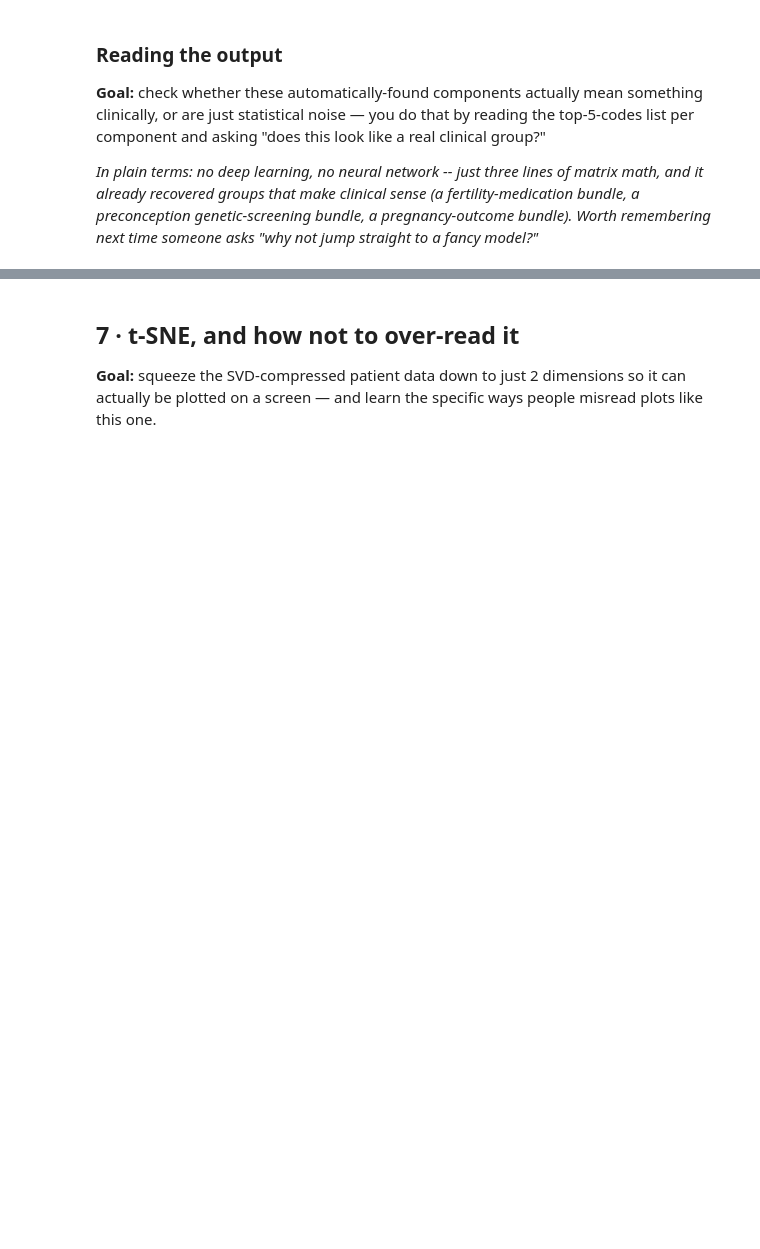
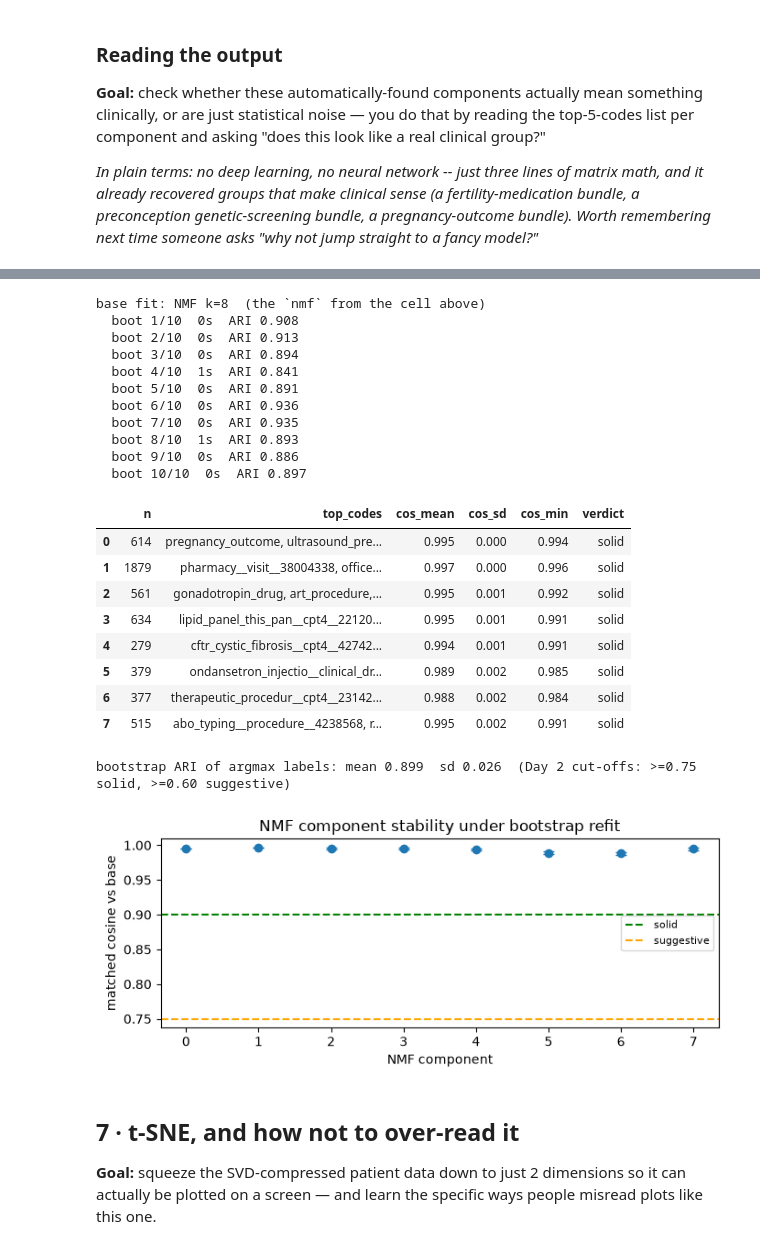
Before and after one commit to ecorrea-ethos/patterns_motifs_discovery, a Jupyter notebook: nb/repr_learn_letrozole/Day1_Extract_and_Representation.ipynb, the cells around one changed output, grey strips where cells are left out. Saved outputs shown, nothing was run; the diff lists cells and outputs as text; code cells hidden in the pictures; blank space fills up the shorter version.

```diff
--- a/nb/repr_learn_letrozole/Day1_Extract_and_Representation.ipynb
+++ b/nb/repr_learn_letrozole/Day1_Extract_and_Representation.ipynb
@@ -579,12 +665,12 @@ def nmf_stability(nmf_base, Xv, n_boot=N_BOOT, n_sample=N_BOOT_SAMPLE,
     k    = nmf_base.n_components_
     Hb   = _unit(nmf_base.components_)
     rng  = np.random.default_rng(seed)
-    ev   = rng.choice(len(Xv), min(n_eval, len(Xv)), replace=False)
+    ev   = rng.choice(Xv.shape[0], min(n_eval, Xv.shape[0]), replace=False)
     lab0 = nmf_base.transform(Xv[ev]).argmax(1)
     cos, ari = [], []
     for b in range(n_boot):
         t0  = time.perf_counter()
-        idx = rng.choice(len(Xv), min(n_sample, len(Xv)), replace=True)
+        idx = rng.choice(Xv.shape[0], min(n_sample, Xv.shape[0]), replace=True)
         m   = NMF(n_components=k, **NMF_KW).fit(Xv[idx])
         S        = Hb @ _unit(m.components_).T         # base x refit cosine
         rows, cols = linear_sum_assignment(-S)          # rows come back sorted 0..k-1
@@ -735,10 +849,10 @@ similarity. Two outputs:
 # total loading, so you can see at a glance both which bundles are large
 # populations and which codes actually drive each one.
 # for k in [3, 5, 8, 12]:
-for k in [5,12]:
-    nmf = NMF(n_components=k, **NMF_KW).fit(Xv)
-    H   = pd.DataFrame(nmf.components_, columns=X_nmf.columns)
-    dom = pd.Series(nmf.transform(Xv).argmax(axis=1)).value_counts().sort_index()
+for k in [8]:
+    nmf = NMF(n_components=k, **NMF_KW).fit(Xs)
+    H   = pd.DataFrame(nmf.components_, columns=nmf_cols)
+    dom = pd.Series(nmf.transform(Xs).argmax(axis=1)).value_counts().sort_index()
     print (f"\nNMF with {k} components:")
     for c in range(k):
         n    = int(dom.get(c, 0))
@@ -746,5 +860,5 @@ for k in [5,12]:
         top  = row.sort_values(ascending=False).head(10)
         share = (top / row.sum() * 100).round(1)
         codes = [f"{name} ({pct}%)" for name, pct in share.items()]
-        print(f"component {c} (n={n}, {n / len(X_nmf) * 100:.1f}%): {codes}")
+        print(f"component {c} (n={n}, {n / n_pat * 100:.1f}%): {codes}")
 # %% [output]
@@ -778,24 +939,47 @@ component 11 (n=422, 6.9%): ['urinalysis_by_dip_stic (1.1%)', 'electrocardiogram
 # %%
 print(f"base fit: NMF k={nmf.n_components_}  (the `nmf` from the cell above)")
-cos, ari = nmf_stability(nmf, Xv)
+cos, ari = nmf_stability(nmf, Xs)
 
-dom_n = pd.Series(nmf.transform(Xv).argmax(1)).value_counts().reindex(range(nmf.n_components_), fill_value=0)
-top3  = [', '.join(pd.Series(nmf.components_[c], index=X_nmf.columns)
+dom_n = pd.Series(nmf.transform(Xs).argmax(1)).value_counts().reindex(range(nmf.n_components_), fill_value=0)
+top3  = [', '.join(pd.Series(nmf.components_[c], index=nmf_cols)
                    .nlargest(3).index) for c in range(nmf.n_components_)]
 stab = pd.DataFrame({'n': dom_n.values, 'top_codes': top3,
                      'cos_mean': cos.mean(0).round(3), 'cos_sd': cos.std(0).round(3),
                      'cos_min': cos.min(0).round(3)})
 stab['verdict'] = np.select([stab.cos_mean >= .90, stab.cos_mean >= .75],
                             ['solid', 'suggestive'], 'unstable')
 display(stab)
 print(f"\nbootstrap ARI of argmax labels: mean {ari.mean():.3f}  sd {ari.std():.3f}  "
       f"(Day 2 cut-offs: >=0.75 solid, >=0.60 suggestive)")
 
 plt.figure(figsize=(7, 3))
 plt.errorbar(stab.index, stab.cos_mean, yerr=stab.cos_sd, fmt='o', capsize=4)
 plt.axhline(0.90, ls='--', c='green',  label='solid')
 plt.axhline(0.75, ls='--', c='orange', label='suggestive')
 plt.xlabel('NMF component'); plt.ylabel('matched cosine vs base')
 plt.xticks(stab.index); plt.legend(fontsize=8)
 plt.title('NMF component stability under bootstrap refit')
 plt.tight_layout(); plt.show()
+# %% [output]
+base fit: NMF k=8  (the `nmf` from the cell above)
+  boot 1/10  0s  ARI 0.908
+  boot 2/10  0s  ARI 0.913
+  boot 3/10  0s  ARI 0.894
+  boot 4/10  1s  ARI 0.841
+  boot 5/10  0s  ARI 0.891
+  boot 6/10  0s  ARI 0.936
+  boot 7/10  0s  ARI 0.935
+  boot 8/10  1s  ARI 0.893
+  boot 9/10  0s  ARI 0.886
+  boot 10/10  0s  ARI 0.897
+|  | n | top_codes | cos_mean | cos_sd | cos_min | verdict |
+| 0 | 614 | pregnancy_outcome, ultrasound_pre... | 0.995 | 0.000 | 0.994 | solid |
+| 1 | 1879 | pharmacy__visit__38004338, office... | 0.997 | 0.000 | 0.996 | solid |
+| 2 | 561 | gonadotropin_drug, art_procedure,... | 0.995 | 0.001 | 0.992 | solid |
+| 3 | 634 | lipid_panel_this_pan__cpt4__22120... | 0.995 | 0.001 | 0.991 | solid |
+| 4 | 279 | cftr_cystic_fibrosis__cpt4__42742... | 0.994 | 0.001 | 0.991 | solid |
+| 5 | 379 | ondansetron_injectio__clinical_dr... | 0.989 | 0.002 | 0.985 | solid |
+| 6 | 377 | therapeutic_procedur__cpt4__23142... | 0.988 | 0.002 | 0.984 | solid |
+| 7 | 515 | abo_typing__procedure__4238568, r... | 0.995 | 0.002 | 0.991 | solid |
+bootstrap ARI of argmax labels: mean 0.899  sd 0.026  (Day 2 cut-offs: >=0.75 solid, >=0.60 suggestive)
+[figure, added]
```
Also changed, not shown: parts of 22 cells of this notebook, 6 other files.
